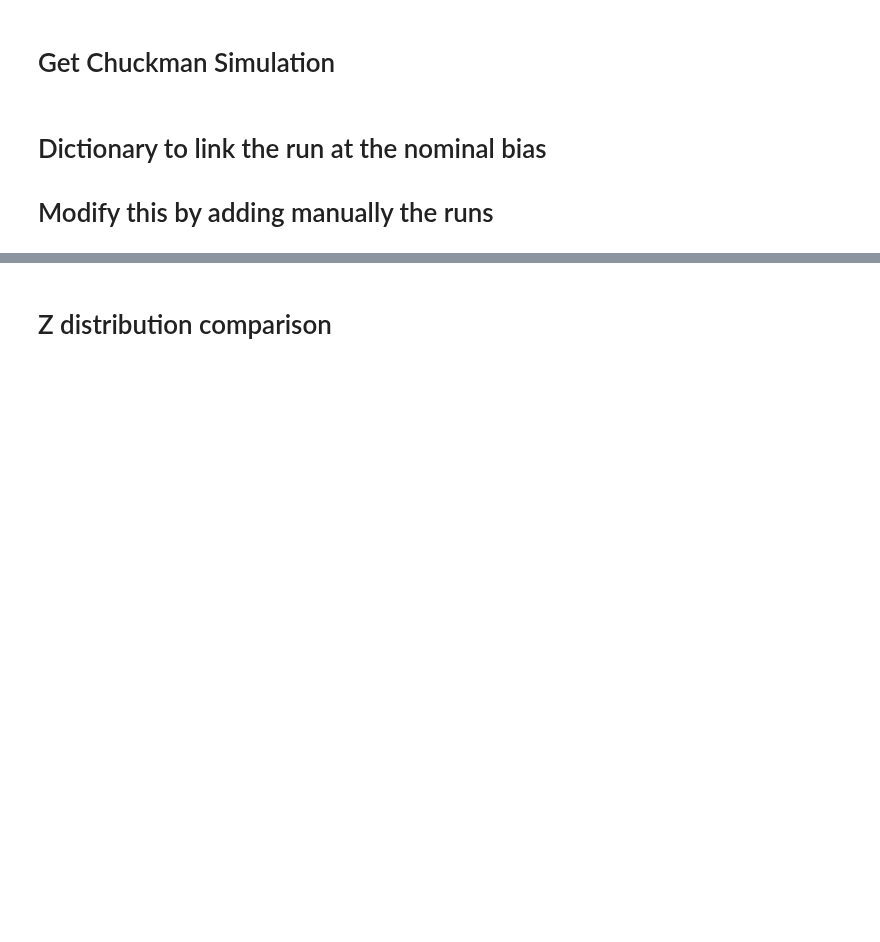
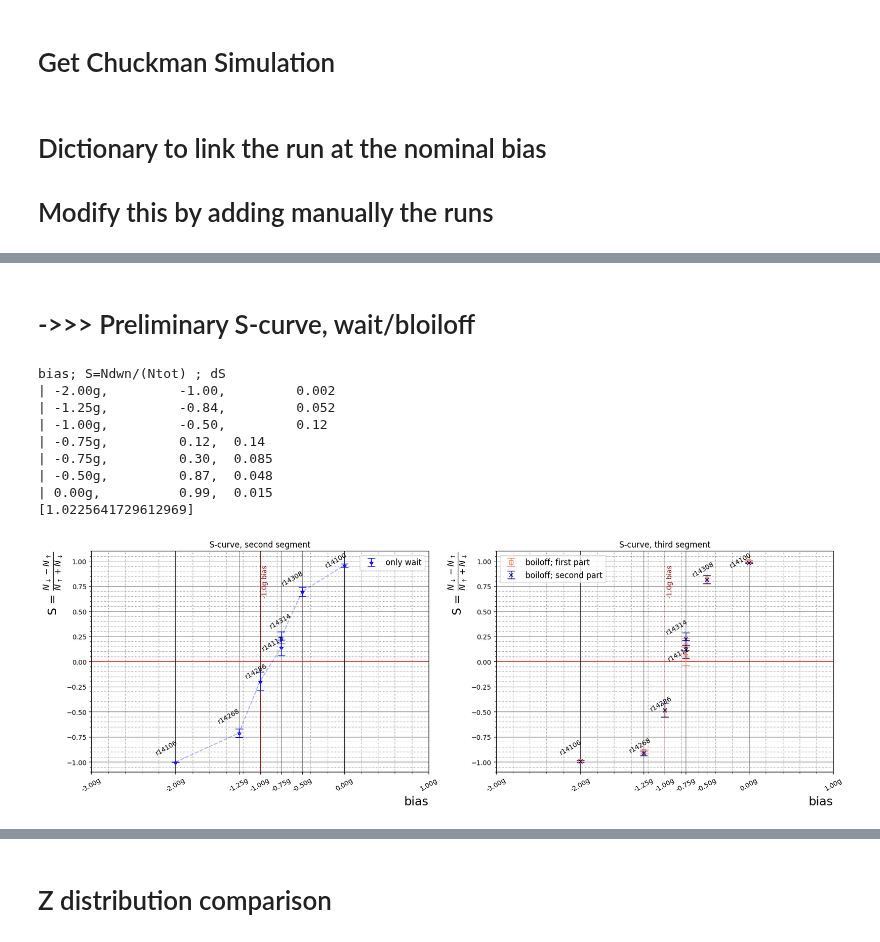
Before and after one commit to Adrianodelvincio/alphag_frequentist_analysis_2025, a Jupyter notebook: v1/Preliminary_Scurve_2025.ipynb, the cells around one changed output, grey strips where cells are left out. Cells and saved outputs as stored; diff of their text form; code cells hidden in the pictures; blank space fills up the shorter version.

Commit message:
redefining some functions to have a nicer code

```diff
--- a/v1/Preliminary_Scurve_2025.ipynb
+++ b/v1/Preliminary_Scurve_2025.ipynb
@@ -332 +345,75 @@ bias; S=Ndwn/(Ntot) ; dS
+# %% [markdown]
+# ->>> Preliminary S-curve, wait/bloiloff
+# %%
+print("bias; S=Ndwn/(Ntot) ; dS")
+for bias_, asymmetry, error in zip(bias, S_ramp3, dS_ramp3):
+    print(f"| {bias_:.2f}g,\t  {asymmetry:.2f},\t {error:.2}")
+
+labels = [-3, -2, -1.25, -1, -.75, -0.5, 0, 1]
+
+plt.figure(1, figsize = (20, 6))
+
+#--------------------------------------------------------------
+plt.subplot(1,2,1)
+plt.title("S-curve, second segment")
+plotter_nicer()
+
+#plt.errorbar(bias, S_ramp2, dS_ramp2, marker = "s", markersize = 6, markerfacecolor='none', color = "blue", capsize = 6, elinewidth=1, linestyle = "", label = "only ramp")
+#plt.errorbar(bias, S_ramp2, marker = "", color = "blue",  linestyle = "--", alpha = 0.3)
+
+plt.errorbar(bias, S_ramp2_onlywait, dS_ramp2_onlywait, marker = "*", markersize = 6, markerfacecolor='none', color = "blue", capsize = 6, elinewidth=1, linestyle = "",  label = "only wait")
+plt.errorbar(bias, S_ramp2_onlywait, marker = "", color = "blue",  linestyle = "--", alpha = 0.3)
+
+
+labelfactory(bias, S_ramp2_onlywait, list_runs, labels)
+
+#--------------------------------------------------------------
+plt.subplot(1,2,2)
+plt.title("S-curve, third segment")
+plotter_nicer()
+
+#plt.ylim(-0.1, 0.5)
+
+#plt.errorbar(bias,
+#                S_ramp3,
+#                dS_ramp3, marker = "s", markersize = 6, markerfacecolor='none', color = "crimson", capsize = 6, linestyle = '', elinewidth=1, label = "only ramp")
+#plt.errorbar(bias, S_ramp3, marker = "", color = "crimson", linestyle = "--", alpha = 0.3)
+
+#plt.errorbar(bias,
+#             S_ramp3_onlywait,
+#             dS_ramp3_onlywait, marker = "*", markerfacecolor='none', markersize = 6, color = "crimson", capsize = 6, elinewidth=1, linestyle = "", label = "only wait")
+#plt.errorbar(bias, S_ramp3_onlywait, marker = "", color = "crimson", linestyle = "--", alpha = 0.3)
+#plt.errorbar(-0.75, S_ramp4_onlywait, dS_ramp4_onlywait, marker = "s", markersize = 6, markerfacecolor='none', color = "gold", capsize = 6, linestyle = '', elinewidth=1, label = "seg.4 only ramp")
+
+# plt.errorbar(bias,
+#              S_boiloff,
+#              dS_boiloff, marker = "^", markerfacecolor='none', markersize = 6, color = "crimson", capsize = 6, elinewidth=1, linestyle = "", label = "boiloff")
+#plt.errorbar(bias, S_boiloff, marker = "", color = "crimson", linestyle = "--", alpha = 0.3)
+
+plt.errorbar(bias,
+             S_boiloff_first,
+             dS_boiloff, marker = "s", markerfacecolor='none', markersize = 6, color = "coral", capsize = 6, elinewidth=1, linestyle = "", label = "boiloff; first part")
+
+plt.errorbar(bias,
+             S_boiloff_second,
+             dS_boiloff, marker = "x", markerfacecolor='none', markersize = 6, color = "navy", capsize = 6, elinewidth=1, linestyle = "", label = "boiloff; second part")
+
+
+print(S_boiloff2)
+#plt.errorbar(-0.75, np.array(S_boiloff2) - 0.022, dS_boiloff2, marker = "s", markersize = 6, markerfacecolor='none', color = "darkorange", capsize = 6, linestyle = '', elinewidth=1, label = "seg.4 boiloff")
+
+labelfactory(bias, S_boiloff_first, list_runs, labels)
+
+plt.savefig("figures/S_curve_onlywait.png", bbox_inches = 'tight')
+# %% [output]
+bias; S=Ndwn/(Ntot) ; dS
+| -2.00g,         -1.00,         0.002
+| -1.25g,         -0.84,         0.052
+| -1.00g,         -0.50,         0.12
+| -0.75g,         0.12,  0.14
+| -0.75g,         0.30,  0.085
+| -0.50g,         0.87,  0.048
+| 0.00g,          0.99,  0.015
+[1.0225641729612969]
+[figure, added]
 # %%
```
Also changed, not shown: parts of 9 cells of this notebook, 4 other files.
